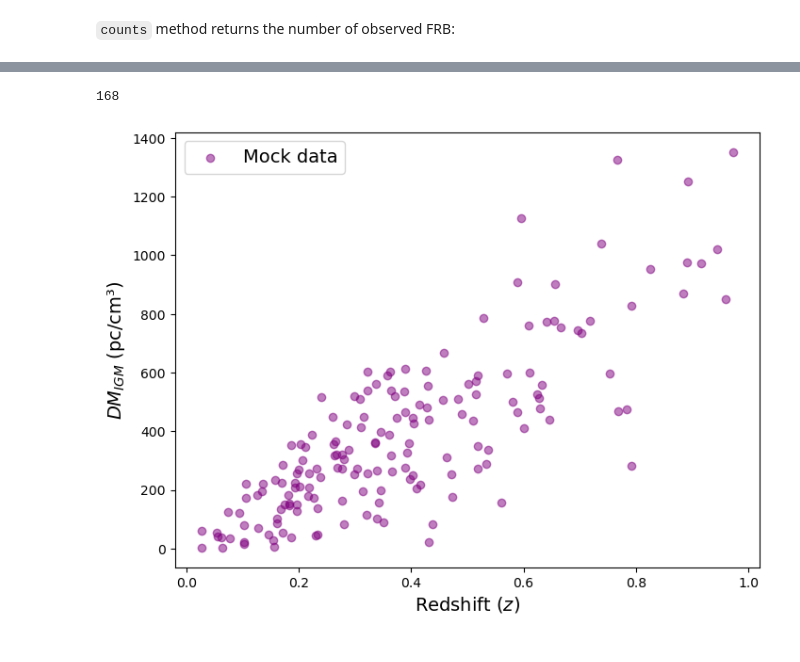
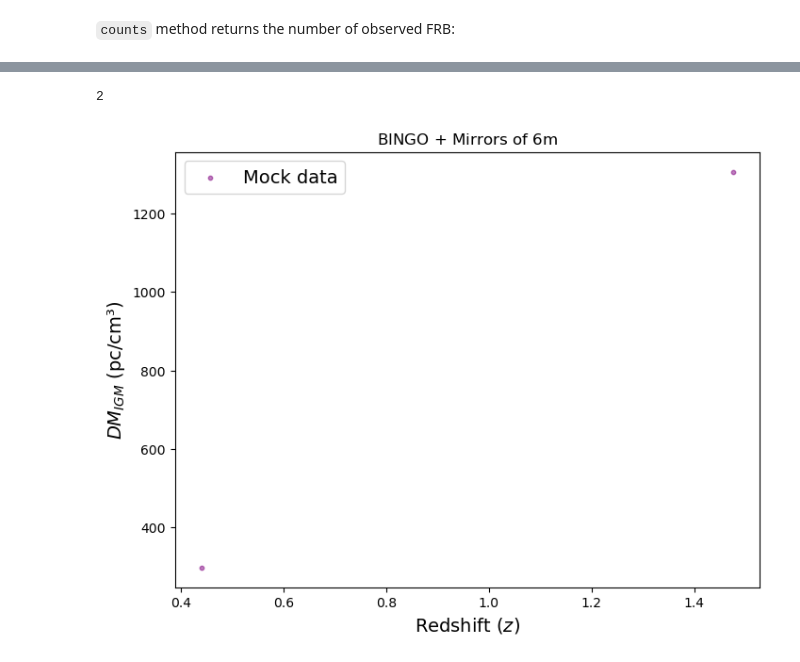
Before and after one commit to lazarolima/frblip, a Jupyter notebook: examples/quick_start.ipynb, the cells around one changed output, grey strips where cells are left out. Drawn from its saved outputs; the diff is of its cells as text; code cells hidden in the pictures.

```diff
--- a/examples/quick_start.ipynb
+++ b/examples/quick_start.ipynb
@@ -14,2 +12,6 @@ mock = frb.blips(random_state=42, duration=460, zmax=1)
+# %%
+#mock = frb.blips(random_state=42, duration=30, zmax=6, host_model=('LTG', 'YMW16'), spectral_index=0)
+
+mock = frb.blips(random_state=42, duration=1, zmax=6, spectral_index=0)
 # %% [markdown]
 get the redshift:
@@ -173,7 +164,7 @@ frb_data = mock.catalog()
 # %%
 len(frb_data['redshift'])
 # %% [output]
-168
+2
 # %%
 z = frb_data['redshift']
 DM_IGM = frb_data['igm_dm']
@@ -180,10 +173,15 @@ DM_IGM = frb_data['igm_dm']
 # %%
+# Plot para o DM_IGM
 plt.figure(figsize=(8, 6))
-plt.scatter(z, DM_IGM, color='purple', alpha=0.5, label='Mock data')
+plt.scatter(z, DM_IGM, color='purple', alpha=0.5, label='Mock data', marker='o', s=10)
 plt.xlabel('Redshift ($z$)', fontsize=14)
 plt.ylabel('$DM_{IGM}$ (pc/cm³)', fontsize=14)
+plt.title(label='BINGO $+$ Mirrors of 6m')
 plt.legend(fontsize=14)
-plt.savefig('mock_data_BINGO.png', dpi=600)
+#plt.xlim(xmax=1)
+#plt.ylim(ymax=1500)
+plt.grid(False)
+plt.savefig('mock_DM_IGM_bingo+mirror_6m.png', dpi=600)
 plt.show()
 # %% [output]
-[figure, old version]
+[figure, new version]
```
Also changed, not shown: parts of 31 cells of this notebook, 18 other files.
